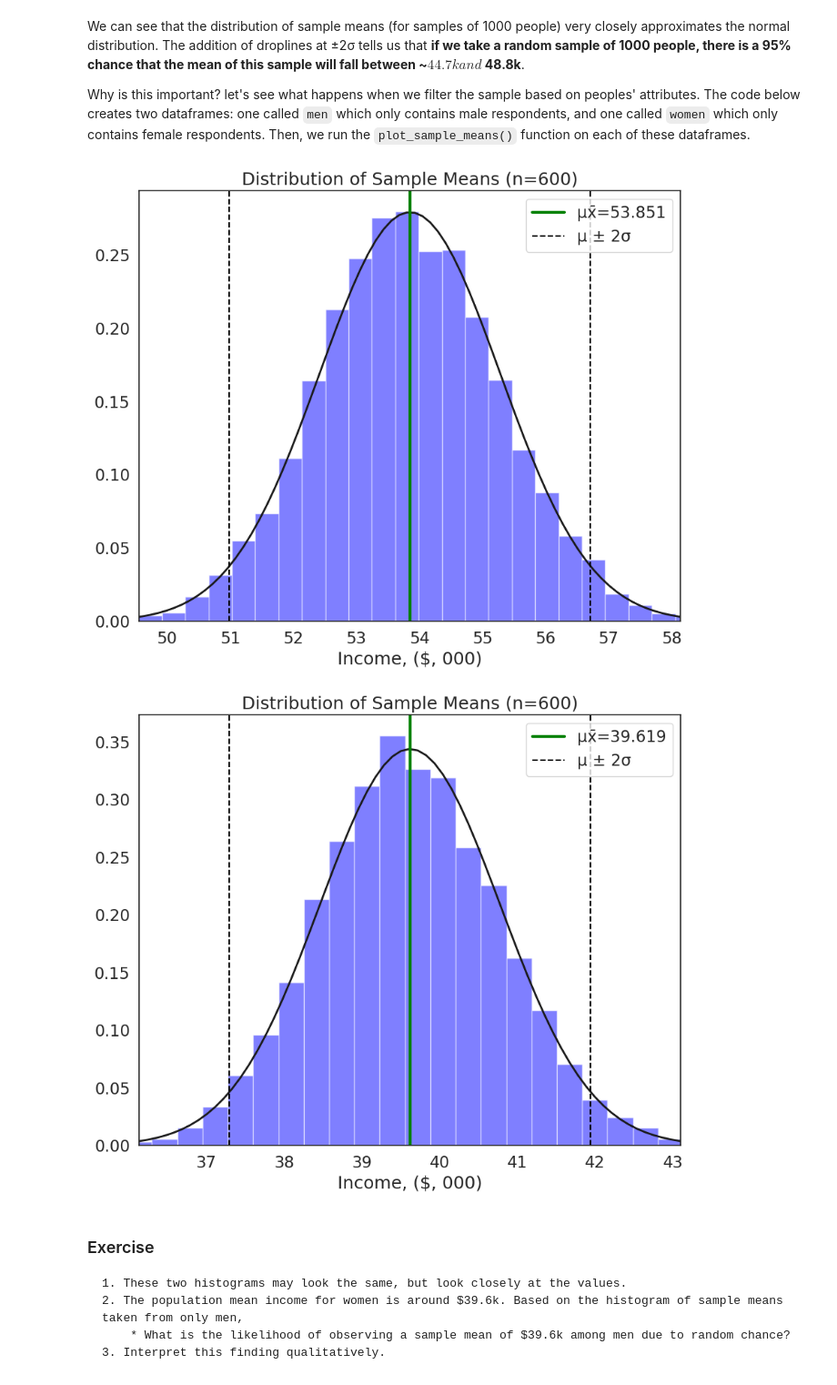
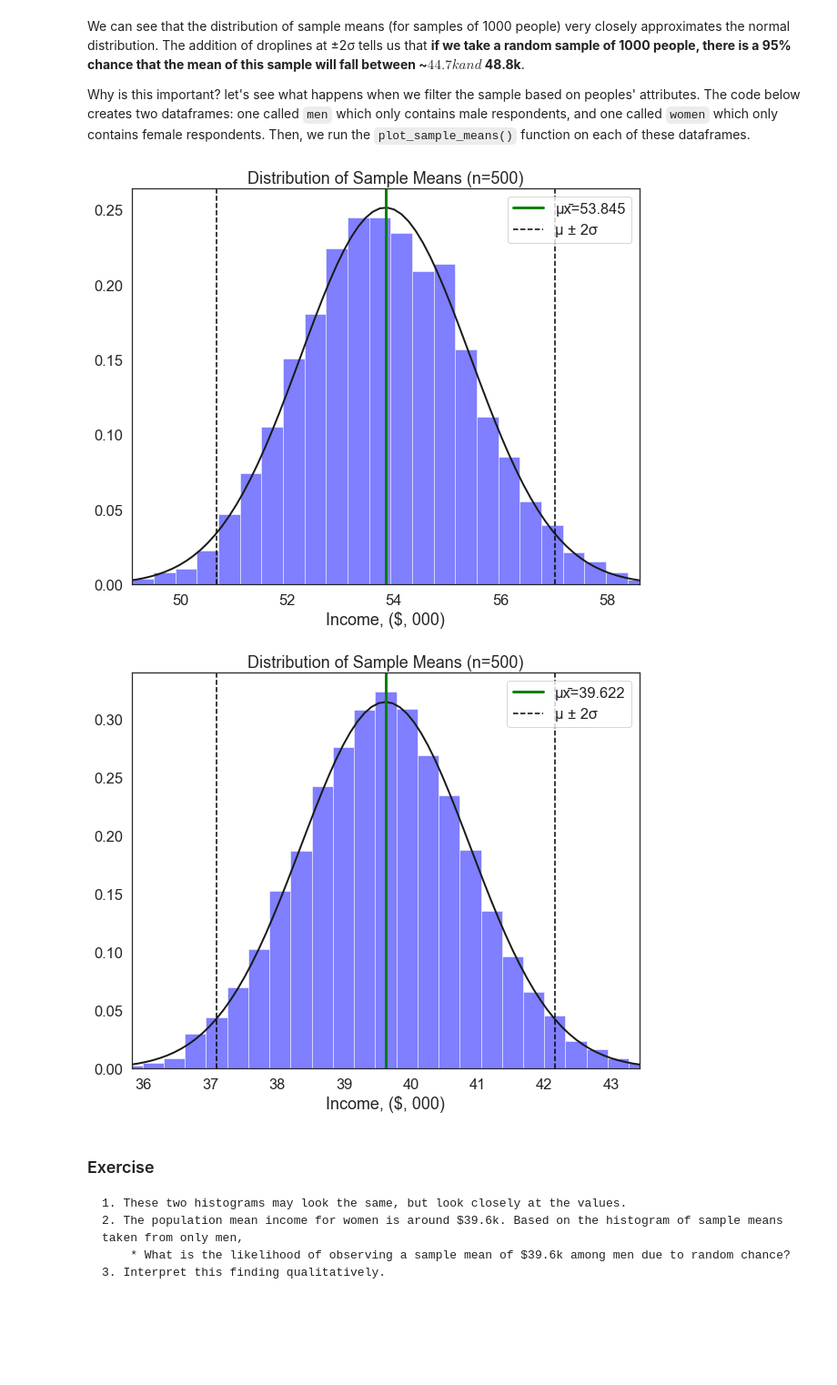
Before and after one commit to yuhengding1206/QM2-2024, a Jupyter notebook: notebooks/W05. Distributions and Basic Statistics.ipynb, the cells around one changed output. Shown at 91% size. Saved outputs shown, nothing was run; the diff lists cells and outputs as text; code cells hidden in the pictures; blank space fills up the shorter version.

```diff
--- a/notebooks/W05. Distributions and Basic Statistics.ipynb
+++ b/notebooks/W05. Distributions and Basic Statistics.ipynb
@@ -168,0 +163,11 @@ what other variables are categorical? Convert them to categorical and describe.
+# %%
+# convert the variables to categorical and describe
+df.dtypes
+df['sex']=df['sex'].astype('category')
+df['sex'].describe()
+
+df['age']=df['age'].astype('category')
+df['age'].describe()
+
+df['union']=df['union'].astype('category')
+df['union'].describe()
@@ -196,7 +208,8 @@ What is the most common profession?
 
 Now that we've cleaned our data up, let's have a closer look at the *distribution* of our data. The best way to do this is using a histogram, which takes one variable and divides its values into a number of bins shown on the X axis, and then counts the number of observations in each of those bins on the Y axis. Let's start by looking at the distribution of the `income` variable:
 # %%
-df=df[df['year']==2013] # filter the dataframe to only contain 2013 data
+df=df[df['year']==2009] # filter the dataframe to only contain 2009 data
+
 plt.hist(df['income']) # plot a histogram of the income variable
 plt.show() # show the plot
 # %% [output]
@@ -363,7 +399,7 @@ Hopefully, you will have noticed that as the sample size increases, the sample m
 #create an empty list to store sample means
 sample_means=[]
 
-sample_size=57
+sample_size=10
 # loop 10,000 times.
 for i in range(0,10000):
     sample= df['income'].sample(sample_size, replace=True) # draw a sample of 10 observations from the income variable, with replacement
@@ -431,12 +467,12 @@ Why is this important? let's see what happens when we filter the sample based on
 # %%
 men=df[df['sex']==1]['income'] # create a new dataframe containing only income values for men
 women=df[df['sex']==2]['income'] # create a new dataframe containing only income values for women
 
-plot_sample_means(men, xlab='Income, ($, 000)', sample_size=600)
-plot_sample_means(women, xlab='Income, ($, 000)', sample_size=600)
+plot_sample_means(men, xlab='Income, ($, 000)', sample_size=500)
+plot_sample_means(women, xlab='Income, ($, 000)', sample_size=500)
 # %% [output]
-[figure, old version]
+[figure, new version]
-[figure, old version]
+[figure, new version]
 # %% [markdown]
 ### Exercise
 
```
Also changed, not shown: parts of 21 cells of this notebook.
